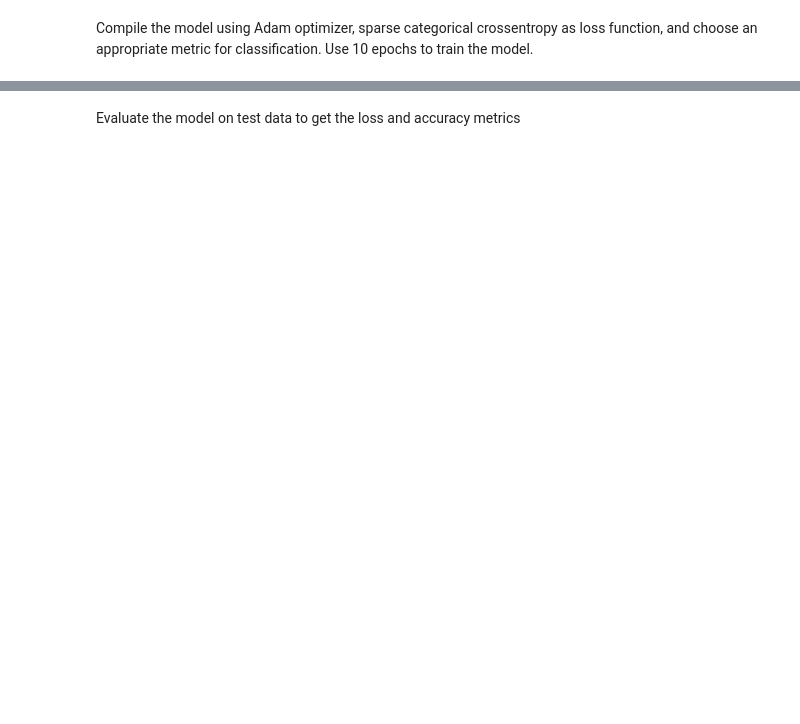
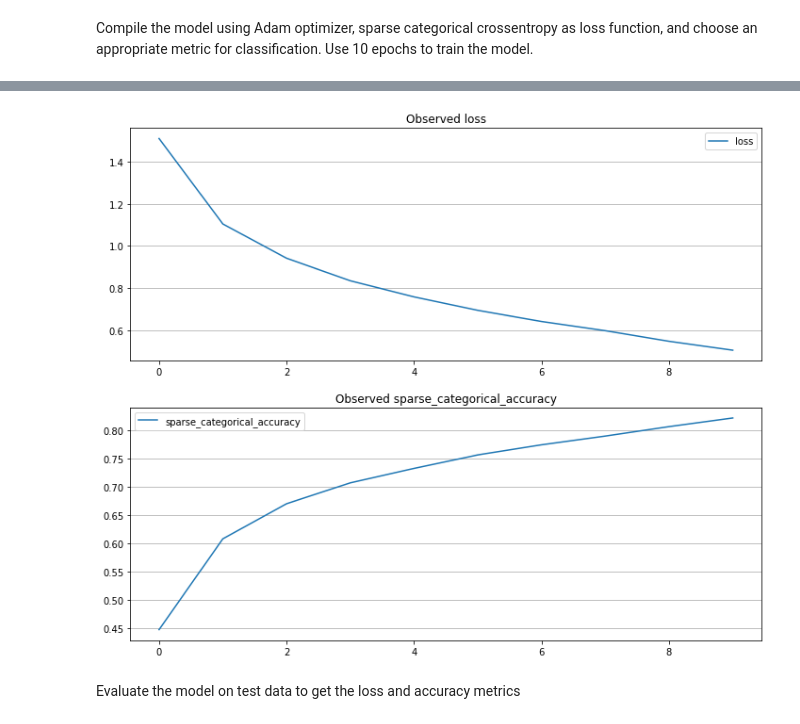
Before and after one commit to peto-ivanov/gda, a Jupyter notebook: quests/CNN-quest_classification.ipynb, the cells around one changed output, grey strips where cells are left out. Drawn from its saved outputs; the diff is of its cells as text; code cells hidden in the pictures; blank space fills up the shorter version.

```diff
--- a/quests/CNN-quest_classification.ipynb
+++ b/quests/CNN-quest_classification.ipynb
@@ -49,0 +133,11 @@ Compile the model using Adam optimizer, sparse categorical crossentropy as loss
+# %%
+# Compile code
+optimizer = tf.keras.optimizers.Adam()
+loss      = tf.keras.losses.SparseCategoricalCrossentropy()
+metrics   = ["sparse_categorical_accuracy"]
+
+m1.compile(
+    optimizer=optimizer,
+    loss=loss,
+    metrics=metrics
+)
@@ -50,2 +181,36 @@ Compile the model using Adam optimizer, sparse categorical crossentropy as loss
+# %%
+# This function will retrieve and plot all observed model performance metrics
+
+def show_history(s, suptitle="", scale = "linear"):
+
+    # Automatically retrieve list of all metrics from history
+    metrics = list(s.history.keys())
+
+    # Calculate amount of metrics
+    nrows = len(metrics)
+
+    # Set figure size to 12 x N*5 (where N is number of metrics [nrows])
+    fig, axs = plt.subplots(nrows=nrows, ncols=1, figsize=(12, 5 * nrows))
+
+    fig.suptitle(suptitle)
+
+    index = -1
+
+    for metric in metrics:
+        index+=1
+
+        axs[index].plot(s.history[metric], label=metric)
+        #axs[index].plot(s.history["val_"+metric], label="val_"+metric)
+        axs[index].set_yscale(scale)
+        axs[index].legend()
+        axs[index].grid(b=True, which="major", axis="y")
+        axs[index].set_title("Observed "+metric)
+
+    plt.show()
+    plt.close()
+# %%
+show_history(h1)
+# %% [output]
+[figure, added]
 # %% [markdown]
 Evaluate the model on test data to get the loss and accuracy metrics
```
Also changed, not shown: parts of 15 cells of this notebook.
